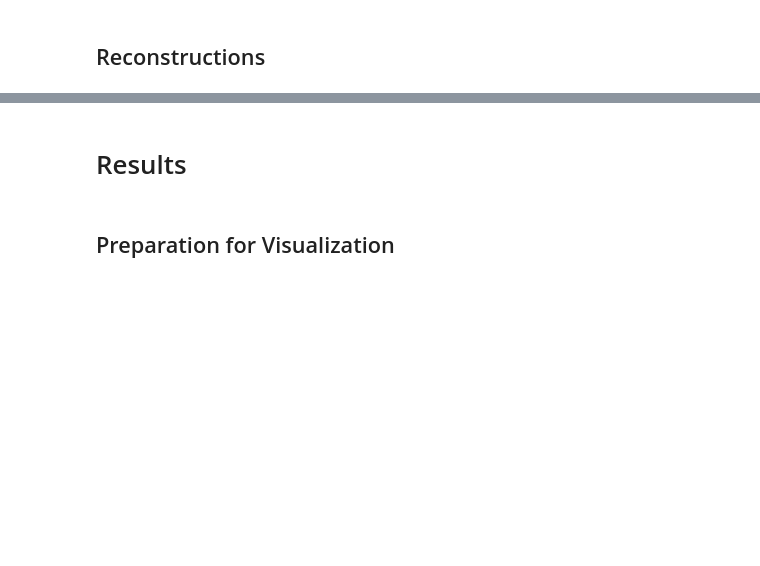
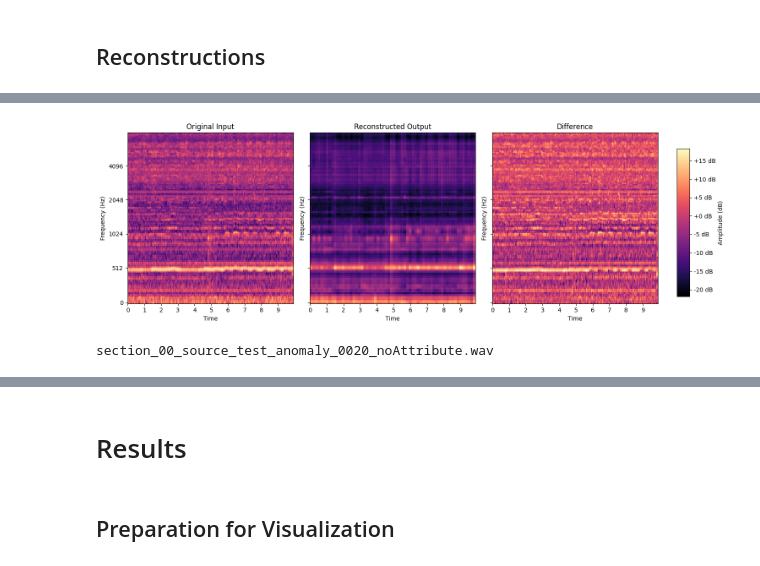
Before and after one commit to mafl20/MasterThesis, a Jupyter notebook: main_ae2.ipynb, the cells around one changed output, grey strips where cells are left out. Cells and saved outputs as stored; diff of their text form; code cells hidden in the pictures; blank space fills up the shorter version.

```diff
--- a/main_ae2.ipynb
+++ b/main_ae2.ipynb
@@ -508,0 +625,5 @@ array([[ 0.84679604, -1.0360203 , -6.299711  , ...,  4.697446  ,
+# %%
+audio_clip_index = indices_sorted[len(indices_sorted)-9]
+
+original_input_2 = audio_converter.output_to_mel(original_clips[audio_clip_index])
+original_input_2
@@ -519 +725,36 @@ array([[ 0.84679604, -1.0360203 , -6.299711  , ...,  4.697446  ,
+# %%
+# Create a horizontal layout for the spectrogram plots
+spectrogram_figures, axes = plt.subplots(1, 3, figsize=(15, 5), sharex=True, sharey=True)
+
+# Plot each spectrogram
+spectrograms = [original_input, recreated_output, error_mel]
+titles = ['Original Input', 'Reconstructed Output', 'Difference']
+
+for ax, spectrogram, title in zip(axes, spectrograms, titles):
+    img = librosa.display.specshow(
+        spectrogram,
+        sr=16000,
+        x_axis='time',
+        y_axis='mel',
+        cmap='magma',
+        ax=ax
+    )
+    ax.set_title(title)
+    ax.set_xlabel('Time')
+    ax.set_ylabel('Frequency (Hz)')
+
+# Add a colorbar beside the plots
+cbar_ax = spectrogram_figures.add_axes([0.92, 0.15, 0.02, 0.7])  # [left, bottom, width, height]
+cbar = spectrogram_figures.colorbar(img, cax=cbar_ax, format='%+2.0f dB')
+cbar.set_label('Amplitude (dB)')
+
+# Adjust layout to prevent overlap
+plt.tight_layout(rect=[0, 0, 0.9, 1])  # Leave space on the right for the color bar
+plt.show()
+
+# Print the filename associated with the spectrogram
+print(testing_filenames[audio_clip_index])
+# %% [output]
+[figure, added]
+section_00_source_test_anomaly_0020_noAttribute.wav
 # %%
```
Also changed, not shown: parts of 43 cells of this notebook, 6 other files.
